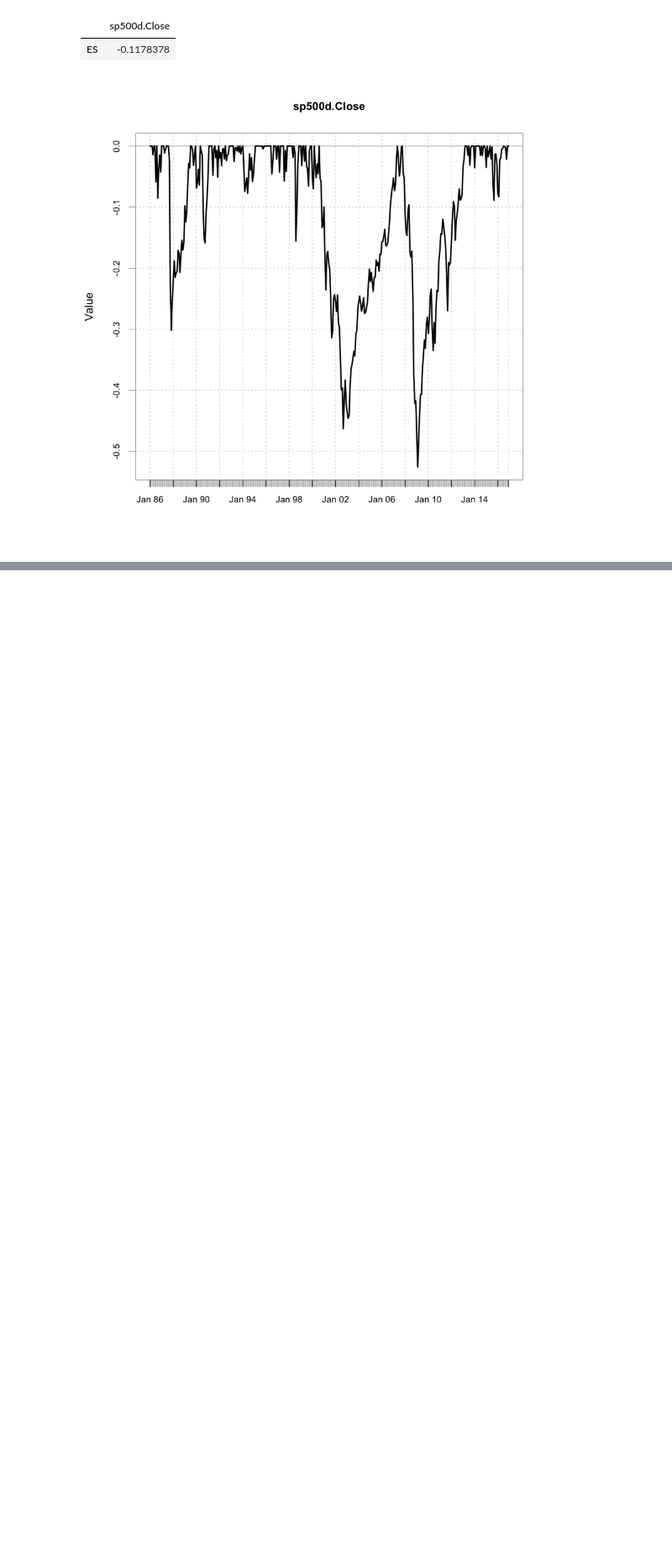
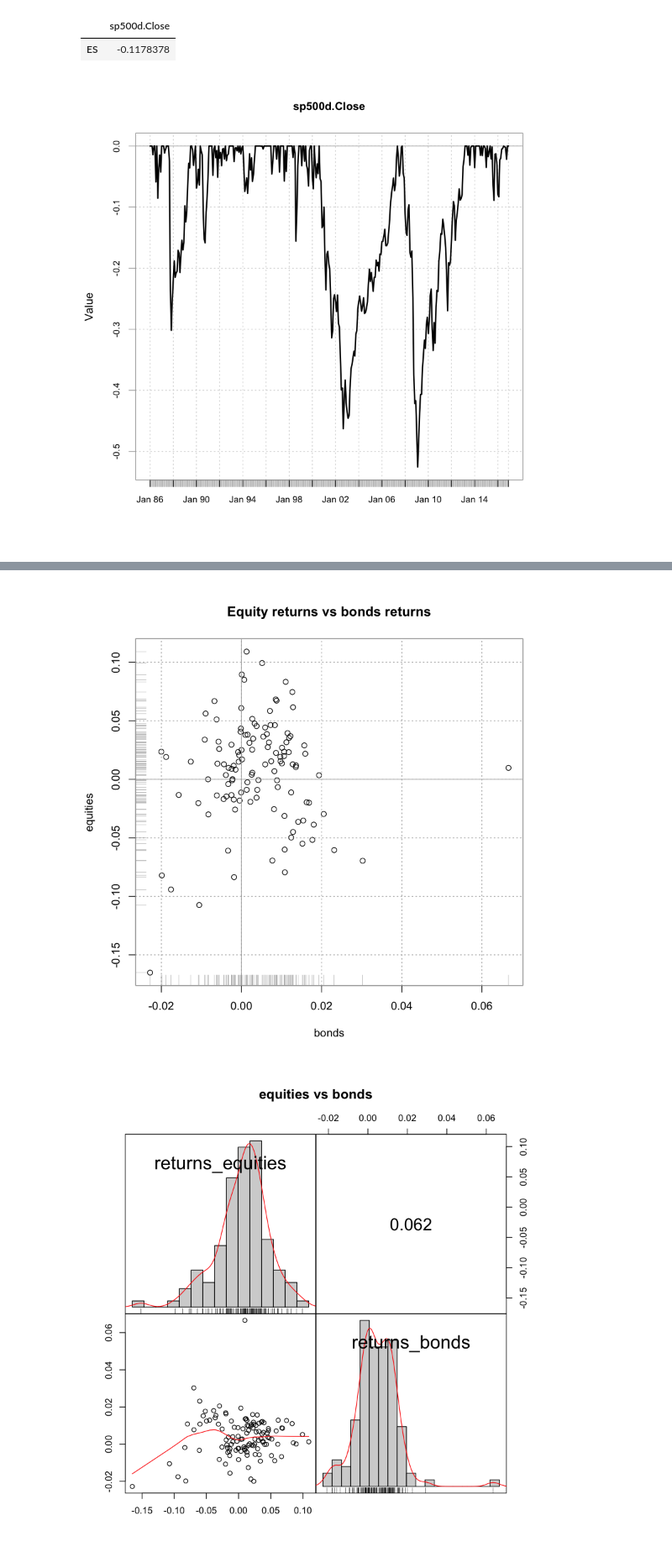
Before and after one commit to slzdevsnp/learn, a Jupyter notebook: fin_intro_portfolio_analysis/portfolio_analysis_part1.ipynb, the cells around one changed output, grey strips where cells are left out. Shown at 84% size. Drawn from its saved outputs; the diff is of its cells as text; code cells hidden in the pictures; blank space fills up the shorter version.

```diff
--- a/fin_intro_portfolio_analysis/portfolio_analysis_part1.ipynb
+++ b/fin_intro_portfolio_analysis/portfolio_analysis_part1.ipynb
@@ -475,0 +511,19 @@ Jun 1986  0.014109521
+# %%
+## Interpreting correlation
+# Create a scatter plot
+
+chart.Scatter(returns_bonds,returns_equities, xlab="bonds", ylab="equities"
+              , main="Equity returns vs bonds returns" )
+
+# Find the correlation
+#cor(returns_equities,returns_bonds)
+
+# Merge returns_equities and returns_bonds
+returns <- merge(returns_equities,returns_bonds)
+
+# Find and visualize the correlation using chart.Correlation
+chart.Correlation(returns, main="equities vs bonds")
+
+# Visualize the rolling estimates using chart.RollingCorrelation
+chart.RollingCorrelation(returns_equities, returns_bonds, width = 24)
+# %% [output]
@@ -475,0 +548,2 @@ Jun 1986  0.014109521
+[figure, added]
+[figure, added]
```
Also changed, not shown: parts of 12 cells of this notebook, 1 other file.
